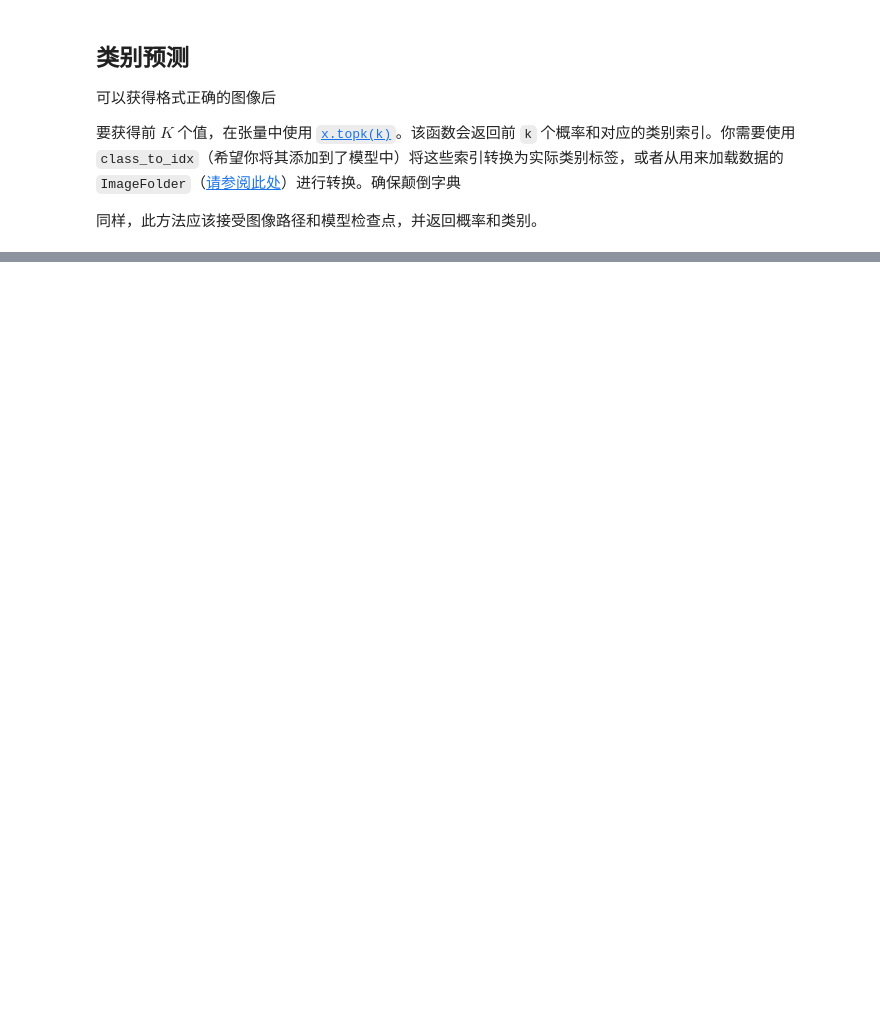
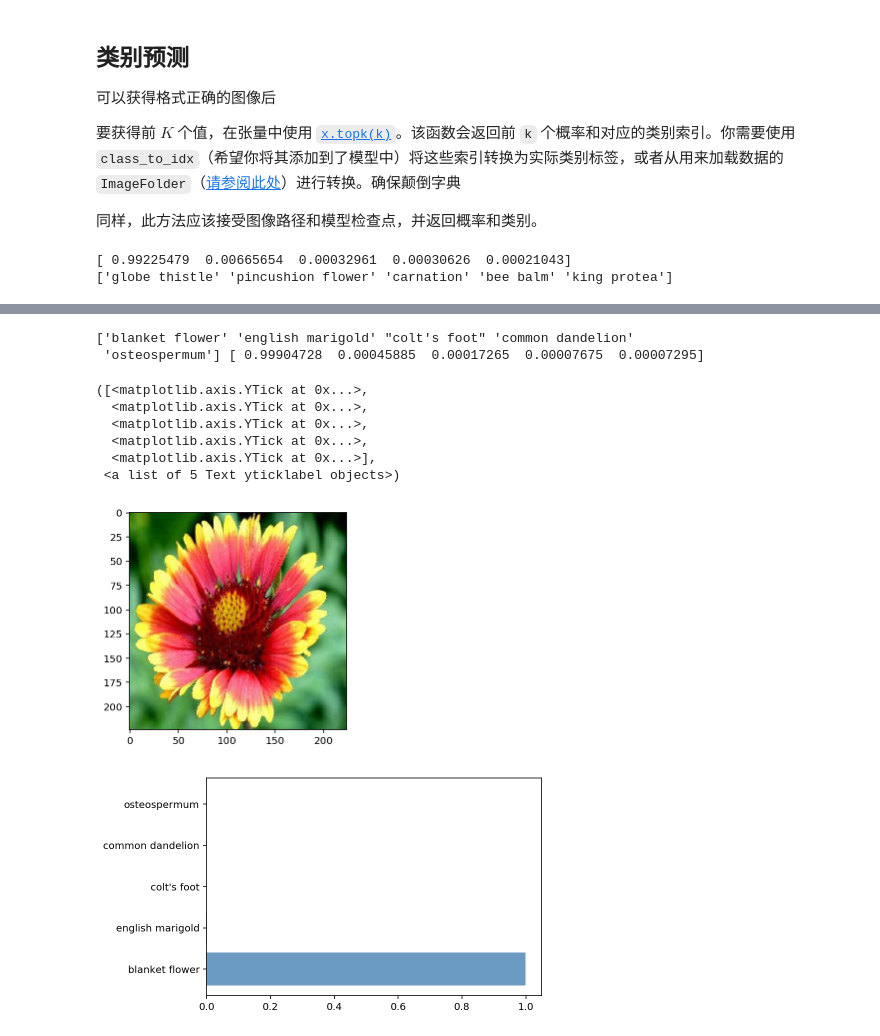
Before and after one commit to zzzJH/aipnd-project, a Jupyter notebook: Image Classifier Project-zh.ipynb, the cells around one changed output, grey strips where cells are left out. Drawn from its saved outputs; the diff is of its cells as text; code cells hidden in the pictures; blank space fills up the shorter version.

```diff
--- a/Image Classifier Project-zh.ipynb
+++ b/Image Classifier Project-zh.ipynb
@@ -82,0 +174,4 @@ with open('cat_to_name.json', 'r') as f:
+# %%
+criterion = nn.NLLLoss()
+optimizer = optim.Adam(model.classifier.parameters(), lr=0.001)
+print(optimizer)
@@ -180,3 +497,48 @@ def predict(image_path, model, topk=5):
+# %%
+def predict(image_path, model, topk=5):
+    ''' Predict the class (or classes) of an image using a trained deep learning model.
+    '''
+
+    # TODO: Implement the code to predict the class from an image file
+    cuda = torch.cuda.is_available()
+
+    image = torch.from_numpy(process_image(image_path))
+    image.unsqueeze_(0) # https://discuss.pytorch.org/t/expected-stride-to-be-a-single-integer-value-or-a-list/17612/4
+    image = Variable(image)
+
+    if cuda:
+        model.cuda()
+        image = image.cuda()
+    else:
+        model.cpu()
+
+    model.eval()
+    with torch.no_grad():
+        output = model.forward(image.float())
+        ps = torch.exp(output).data
+
+    probs, classes =  ps.topk(topk)
+
+    if cuda:
+        probs = probs.cpu().numpy()
+        classes = classes.cpu().numpy()
+    else:
+        probs = probs.numpy()
+        classes = classes.numpy()
+
+    classes = np.vectorize(model.idx_to_class.get)(classes)
+    classes = np.vectorize(cat_to_name.get)(classes)
+
+    return probs[0], classes[0]
+
+probs, classes = predict('./flowers/valid/10/image_07094.jpg', model)
+
+np.set_printoptions(suppress=True)
+print(probs)
+print(classes)
+# %% [output]
+[ 0.99225479  0.00665654  0.00032961  0.00030626  0.00021043]
+['globe thistle' 'pincushion flower' 'carnation' 'bee balm' 'king protea']
 # %% [markdown]
 ## 检查运行状况
 
@@ -189,0 +550,23 @@ def predict(image_path, model, topk=5):
+# %%
+# TODO: Display an image along with the top 5 classes
+image_path = './flowers/valid/100/image_07895.jpg'
+
+imshow(torch.from_numpy((process_image(image_path))))
+probs, classes = predict(image_path, model)
+
+plt.figure()
+
+print(classes_cn, probs)
+plt.barh(range(len(classes)), probs, align = 'center', color='steelblue', alpha = 0.8)
+plt.yticks(range(len(classes)), classes)
+# %% [output]
+['blanket flower' 'english marigold' "colt's foot" 'common dandelion'
+ 'osteospermum'] [ 0.99904728  0.00045885  0.00017265  0.00007675  0.00007295]
+([<matplotlib.axis.YTick at 0x...>,
+  <matplotlib.axis.YTick at 0x...>,
+  <matplotlib.axis.YTick at 0x...>,
+  <matplotlib.axis.YTick at 0x...>,
+  <matplotlib.axis.YTick at 0x...>],
+ <a list of 5 Text yticklabel objects>)
+[figure, added]
+[figure, added]
```
Also changed, not shown: parts of 21 cells of this notebook, 4 other files.
